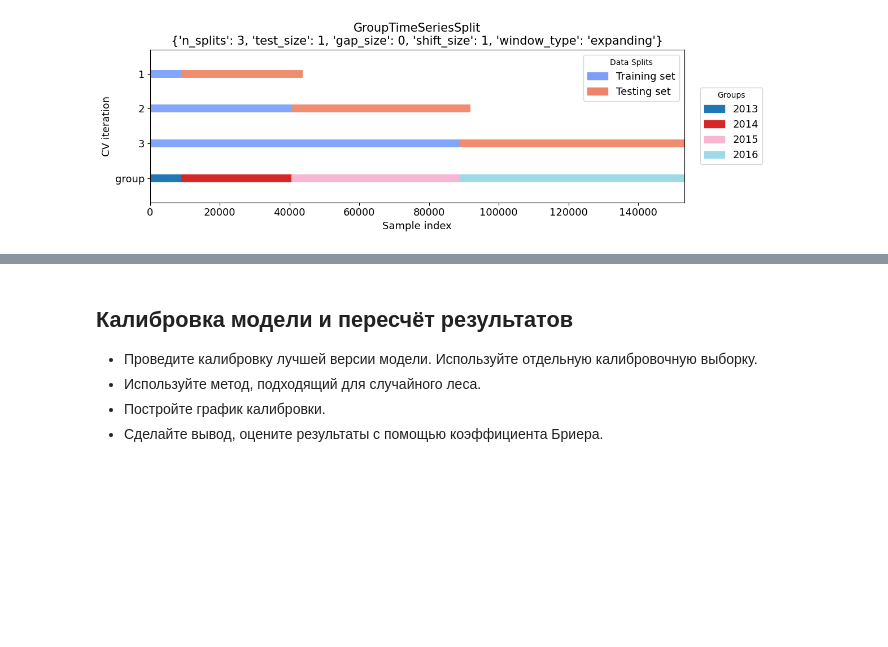
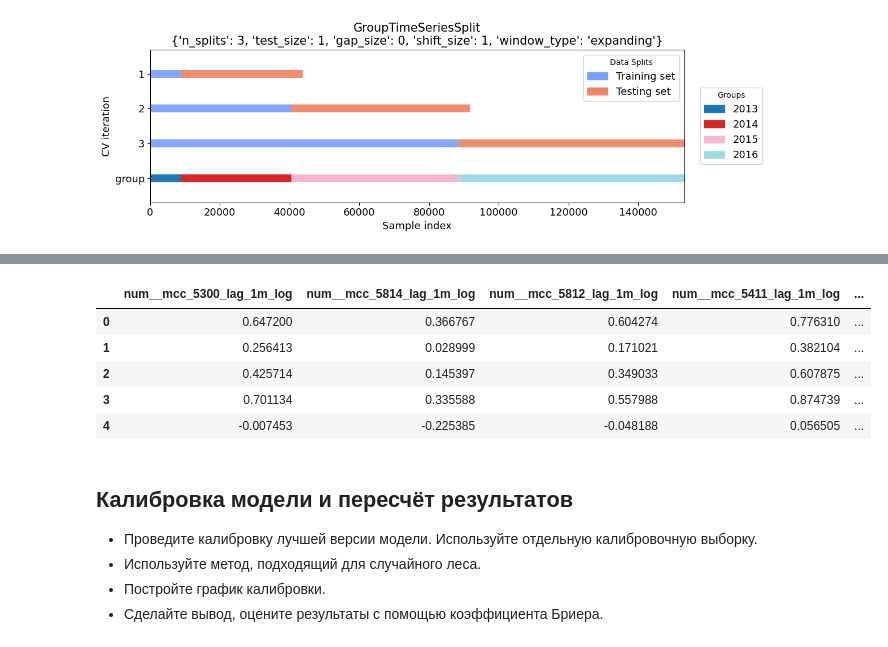
Before and after one commit to TemaQDX/sprint_15_project_behavioral_scoring, a Jupyter notebook: sprint_15_project_behavioral_scoring_Artem_Burov.ipynb, the cells around one changed output, grey strips where cells are left out. Saved outputs shown, nothing was run; the diff lists cells and outputs as text; code cells hidden in the pictures; blank space fills up the shorter version.

Commit message:
preprocessor done

```diff
--- a/sprint_15_project_behavioral_scoring_Artem_Burov.ipynb
+++ b/sprint_15_project_behavioral_scoring_Artem_Burov.ipynb
@@ -1911 +1939,11 @@ df1_union = df1_union[time_mask].sort_values(by='score_date')
+# %%
+# Задаём группы признаков
+TARGET_COL = 'default'
+MONTH_COL = 'score_date'
+GROUP_COL = 'year'
+BINARY_FEATURES = ['has_dependents', 'has_mortgage']
+CATEGORICAL_FEATURES = ['marital_status', 'age_group']
+NUMERICAL_FEATURES = [x for x in df1_union.select_dtypes(include='float').columns.to_list() if x not in [TARGET_COL, MONTH_COL, GROUP_COL, CATEGORICAL_FEATURES]]
+NUM2LOG_COLS = [col for col in df1_union.columns if col.startswith('mcc') and (col.endswith('lag_1m') or col.endswith('mean_3m') or col.endswith('mean_6m'))]
+NUMERICAL_FEATURES_LOG = [f'{col}_log' if col in NUM2LOG_COLS else col for col in NUMERICAL_FEATURES]
 # %%
@@ -1988,0 +2023,27 @@ plot_splits(X_train_val, y=y_train_val, groups=groups, **gtscv_args)
+# %%
+# Преобразование категориальных признаков One Hot Encoder
+ohe = OneHotEncoder(sparse_output=False, handle_unknown='ignore')
+
+# Трансформер log и sqrt
+log_sqrt_transformer = LogSqrtTransformer(log_cols=NUM2LOG_COLS)
+
+# StandardScaler
+std_scaler = StandardScaler()
+
+column_transform = ColumnTransformer(
+    transformers=[
+        ('num', std_scaler, NUMERICAL_FEATURES_LOG),
+        ('cat', ohe, CATEGORICAL_FEATURES),
+        ('bin', 'passthrough', BINARY_FEATURES)
+    ],
+    remainder='drop'
+)
+
+preprocessor = Pipeline(
+    steps=[
+        ('lgsq', log_sqrt_transformer),
+        ('column_transform', column_transform)
+    ]
+)
+
+preprocessor
@@ -1989,3 +2068,17 @@ plot_splits(X_train_val, y=y_train_val, groups=groups, **gtscv_args)
+# %%
+# Проверка работы preprocessor
+
+X_transformed = preprocessor.fit_transform(X_train_val)
+feature_names = preprocessor.named_steps['column_transform'].get_feature_names_out()
+X_transformed_df = pd.DataFrame(X_transformed, columns=feature_names)
+X_transformed_df.head()
+# %% [output]
+|  | num__mcc_5300_lag_1m_log | num__mcc_5814_lag_1m_log | num__mcc_5812_lag_1m_log | num__mcc_5411_lag_1m_log | ... |
+| 0 | 0.647200 | 0.366767 | 0.604274 | 0.776310 | ... |
+| 1 | 0.256413 | 0.028999 | 0.171021 | 0.382104 | ... |
+| 2 | 0.425714 | 0.145397 | 0.349033 | 0.607875 | ... |
+| 3 | 0.701134 | 0.335588 | 0.557988 | 0.874739 | ... |
+| 4 | -0.007453 | -0.225385 | -0.048188 | 0.056505 | ... |
 # %% [markdown]
 ## Калибровка модели и пересчёт результатов
 
```
Also changed, not shown: parts of 10 cells of this notebook.
